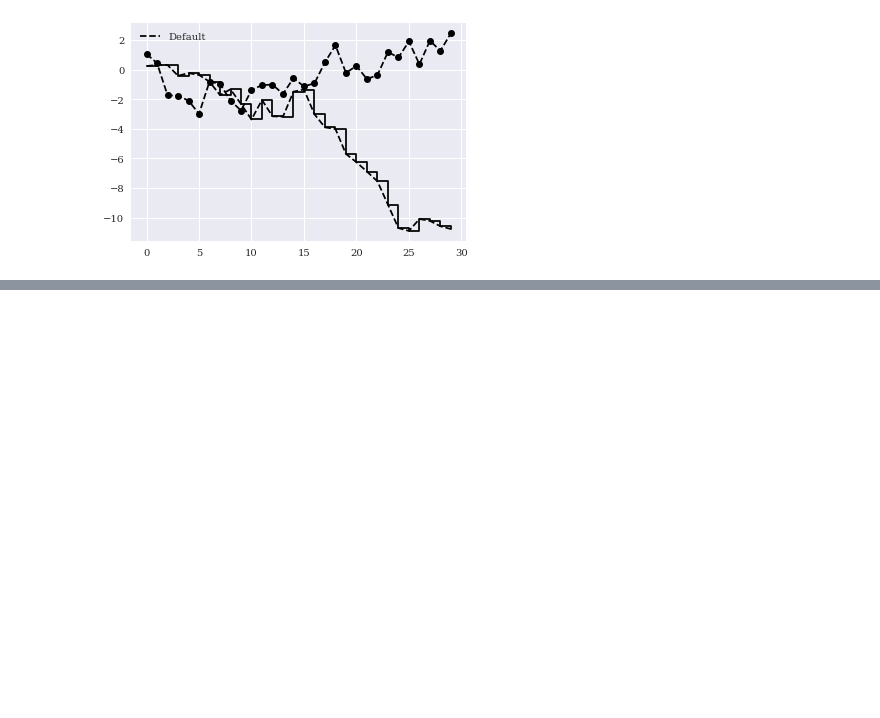
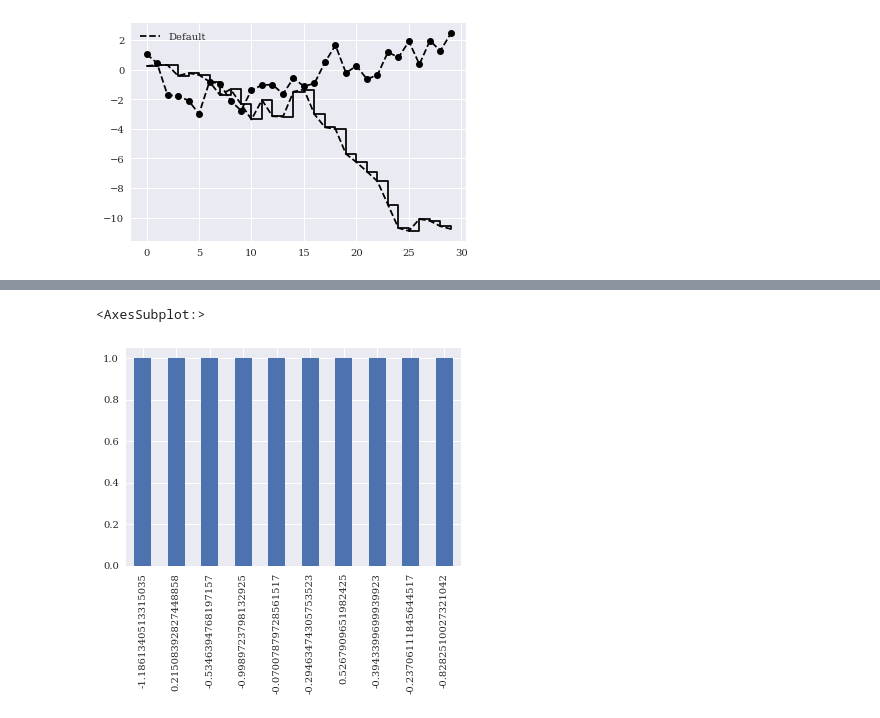
Before and after one commit to MuayThaiLegz/Py_DataAnalysis, a Jupyter notebook: PyForDataAnalysis_9.ipynb, the cells around one changed output, grey strips where cells are left out. Drawn from its saved outputs; the diff is of its cells as text; code cells hidden in the pictures; blank space fills up the shorter version.

```diff
--- a/PyForDataAnalysis_9.ipynb
+++ b/PyForDataAnalysis_9.ipynb
@@ -95,0 +142,9 @@ plt.legend(loc ='best')
+# %%
+# A useful recipe for bar p;ots is to visualize a Series's values frequency using value_counts
+
+s = pd.Series(np.random.randn(10).cumsum(), index=np.arange(0, 100, 10))
+
+s.value_counts().plot.bar()
+# %% [output]
+<AxesSubplot:>
+[figure, added]
```
Also changed, not shown: parts of 2 cells of this notebook.
